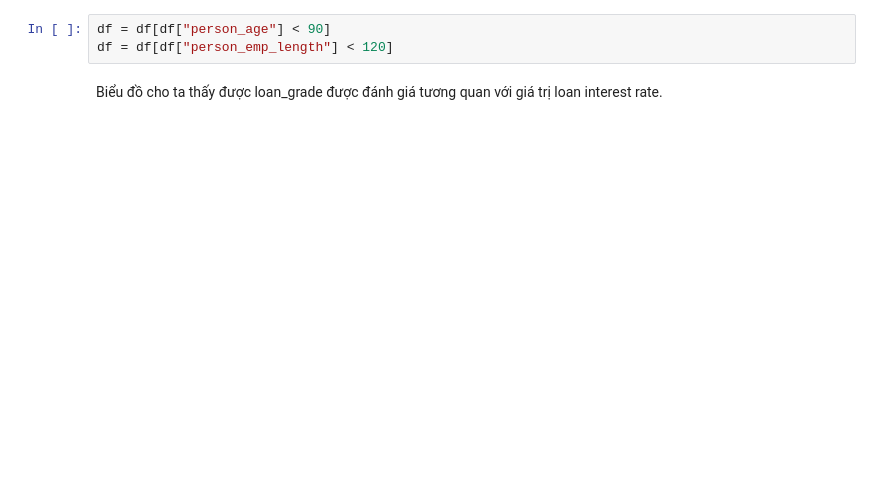
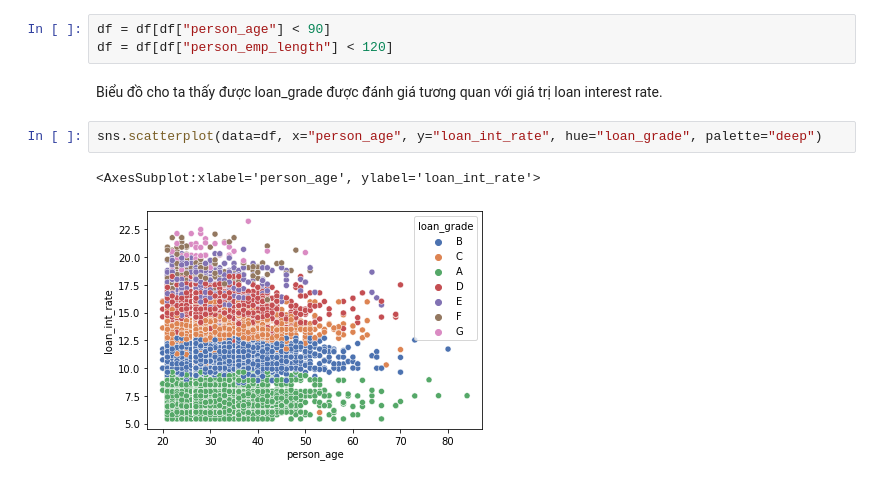
Before and after one commit to sonvq-enryu/TDTU-BI, a Jupyter notebook: BI_final_project.ipynb, the cells around one changed output. Drawn from its saved outputs; the diff is of its cells as text; blank space fills up the shorter version.

```diff
--- a/BI_final_project.ipynb
+++ b/BI_final_project.ipynb
@@ -109,6 +123,11 @@ df = df[df["person_age"] < 90]
 df = df[df["person_emp_length"] < 120]
 # %% [markdown]
 Biểu đồ cho ta thấy được loan_grade được đánh giá tương quan với giá trị loan interest rate.
+# %%
+sns.scatterplot(data=df, x="person_age", y="loan_int_rate", hue="loan_grade", palette="deep")
+# %% [output]
+<AxesSubplot:xlabel='person_age', ylabel='loan_int_rate'>
+[figure, added]
 # %%
 Split data: original
 train - validation - test => constrain
```
Also changed, not shown: parts of 52 cells of this notebook, 4 other files.
